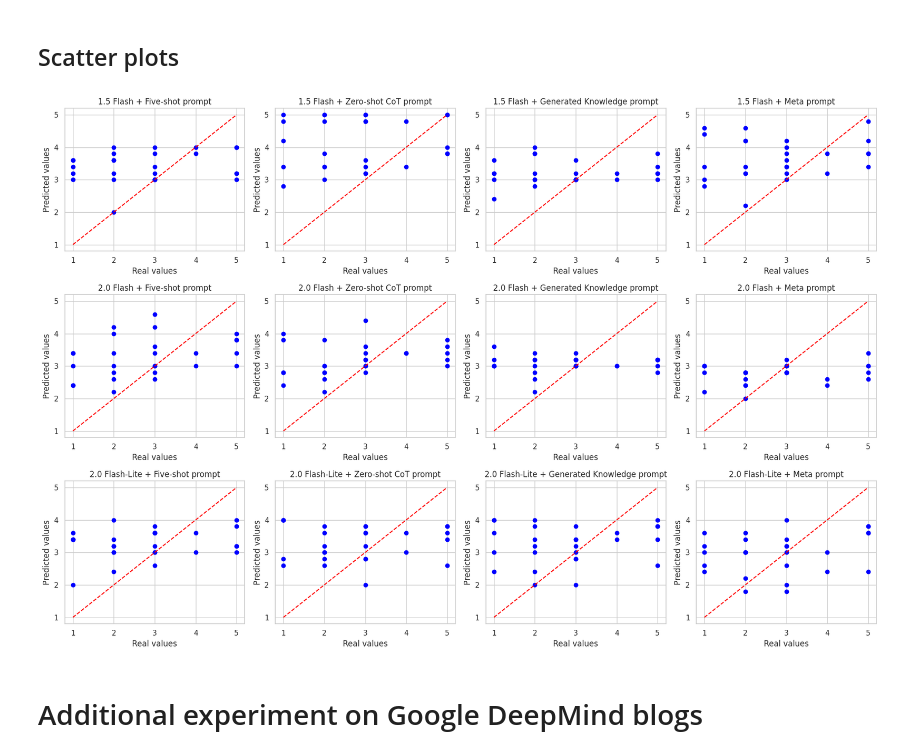
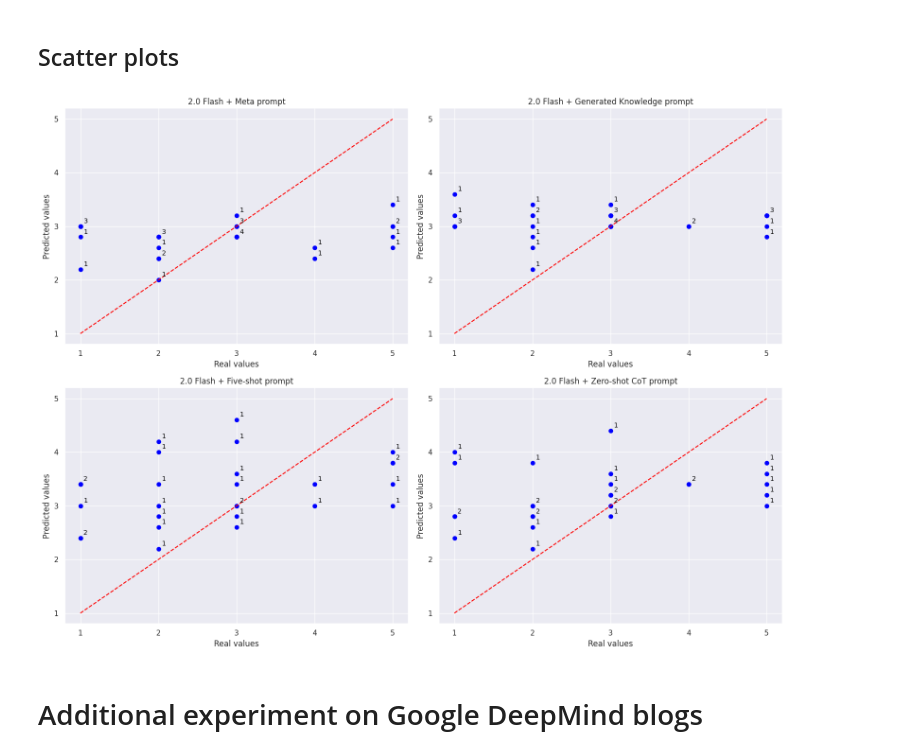
Before and after one commit to daKostych/Bachelor-Project-2025, a Jupyter notebook: llm_blog_generator/experiments/llm_blog_evaluator.ipynb, the cells around one changed output. Saved outputs shown, nothing was run; the diff lists cells and outputs as text; code cells hidden in the pictures.

```diff
--- a/llm_blog_generator/experiments/llm_blog_evaluator.ipynb
+++ b/llm_blog_generator/experiments/llm_blog_evaluator.ipynb
@@ -1109,36 +1107,37 @@ show_metric_bar_plot_low("Gemini 2.0 Flash", prompts, average_values, "Accuracy"
 # %%
 padding = 0.2
 
-real_values = [CLASSIFICATION_MAP[level] for level in yval_level.tolist()]
+real_val_values = [CLASSIFICATION_MAP[level] for level in yval_level.tolist()]
 
-fig, axes = plt.subplots(3, 4, figsize=(18, 12))
+fig, axes = plt.subplots(2, 2, figsize=(16, 12))
 
 def fill_cell(i, j, model, prompt):
     predicted_values = np.mean(np.array(class_full[f"Gemini {model}"][prompt]), axis=0)
-    axes[i, j].scatter(real_values, predicted_values, color='blue')
-    axes[i, j].plot([min(real_values), max(real_values)], [min(real_values), max(real_values)], color='red', linestyle='--')
+
+    points = list(zip(real_val_values, predicted_values))
+    same_points = Counter(points)
+
+    axes[i, j].scatter(real_val_values, predicted_values, color='blue')
+    axes[i, j].plot([min(real_val_values), max(real_val_values)], [min(real_val_values), max(real_val_values)], color='red', linestyle='--')
+
+    for point, count in same_points.items():
+        axes[i, j].annotate(f'{count}', xy=point, xytext=(5, 5), textcoords='offset points', color='black', fontsize=10)
+
     axes[i, j].set_yticks(ticks=range(1, 6))
+    axes[i, j].set_xticks(ticks=range(1, 6))
     axes[i, j].set_xlabel('Real values')
     axes[i, j].set_ylabel('Predicted values')
     axes[i, j].set_title(f'{model} + {prompt}')
 
-fill_cell(0, 0, "1.5 Flash", "Five-shot prompt")
-fill_cell(0, 1, "1.5 Flash", "Zero-shot CoT prompt")
-fill_cell(0, 2, "1.5 Flash", "Generated Knowledge prompt")
-fill_cell(0, 3, "1.5 Flash", "Meta prompt")
 fill_cell(1, 0, "2.0 Flash", "Five-shot prompt")
 fill_cell(1, 1, "2.0 Flash", "Zero-shot CoT prompt")
-fill_cell(1, 2, "2.0 Flash", "Generated Knowledge prompt")
-fill_cell(1, 3, "2.0 Flash", "Meta prompt")
-fill_cell(2, 0, "2.0 Flash-Lite", "Five-shot prompt")
-fill_cell(2, 1, "2.0 Flash-Lite", "Zero-shot CoT prompt")
-fill_cell(2, 2, "2.0 Flash-Lite", "Generated Knowledge prompt")
-fill_cell(2, 3, "2.0 Flash-Lite", "Meta prompt")
+fill_cell(0, 1, "2.0 Flash", "Generated Knowledge prompt")
+fill_cell(0, 0, "2.0 Flash", "Meta prompt")
 
 plt.tight_layout()
 plt.show()
 # %% [output]
-[figure, old version]
+[figure, new version]
 # %% [markdown]
 # Additional experiment on Google DeepMind blogs
 # %% [markdown]
```
Also changed, not shown: parts of 59 cells of this notebook.
